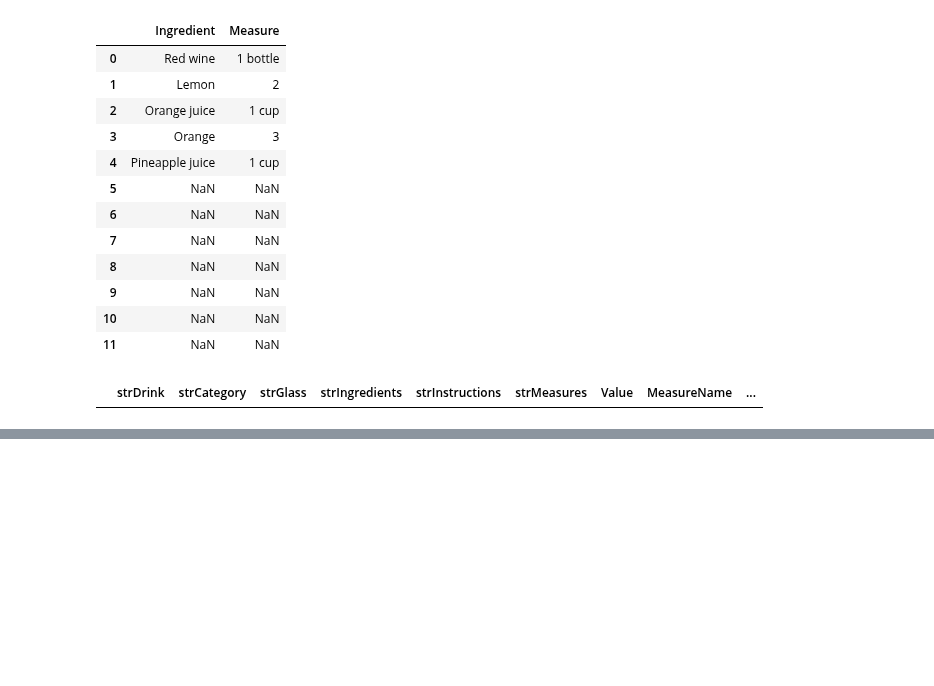
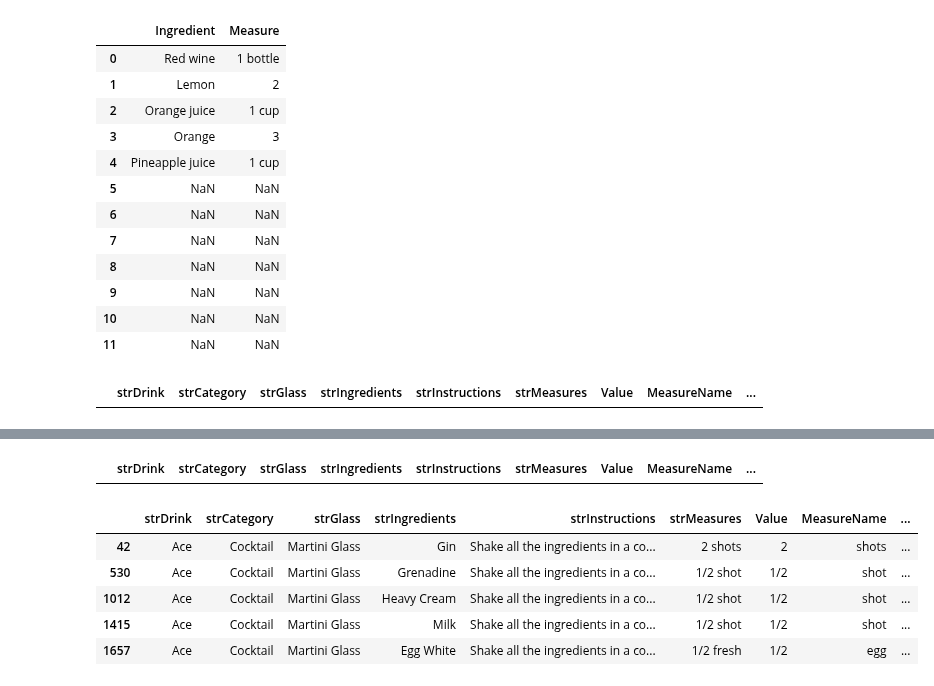
Before and after one commit to SvetlanaGruzdeva/AI-Mixologist-Project, a Jupyter notebook: data_cleaning_measures.ipynb, the cells around one changed output, grey strips where cells are left out. Drawn from its saved outputs; the diff is of its cells as text; code cells hidden in the pictures; blank space fills up the shorter version.

```diff
--- a/data_cleaning_measures.ipynb
+++ b/data_cleaning_measures.ipynb
@@ -798,0 +838,13 @@ array([nan, None], dtype=object)
+# %%
+df_cons.loc[(df_cons['MeasureName'].isnull()) & (~df_cons['Value'].isnull()) & (df_cons['strIngredients'].str.contains('Egg'))]
+# %% [output]
+|  | strDrink | strCategory | strGlass | strIngredients | strInstructions | strMeasures | Value | MeasureName | ... |
+# %%
+df_cons.loc[df_cons['strDrink'] == 'Ace']
+# %% [output]
+|  | strDrink | strCategory | strGlass | strIngredients | strInstructions | strMeasures | Value | MeasureName | ... |
+| 42 | Ace | Cocktail | Martini Glass | Gin | Shake all the ingredients in a co... | 2 shots | 2 | shots | ... |
+| 530 | Ace | Cocktail | Martini Glass | Grenadine | Shake all the ingredients in a co... | 1/2 shot | 1/2 | shot | ... |
+| 1012 | Ace | Cocktail | Martini Glass | Heavy Cream | Shake all the ingredients in a co... | 1/2 shot | 1/2 | shot | ... |
+| 1415 | Ace | Cocktail | Martini Glass | Milk | Shake all the ingredients in a co... | 1/2 shot | 1/2 | shot | ... |
+| 1657 | Ace | Cocktail | Martini Glass | Egg White | Shake all the ingredients in a co... | 1/2 fresh | 1/2 | egg | ... |
```
Also changed, not shown: parts of 29 cells of this notebook.
